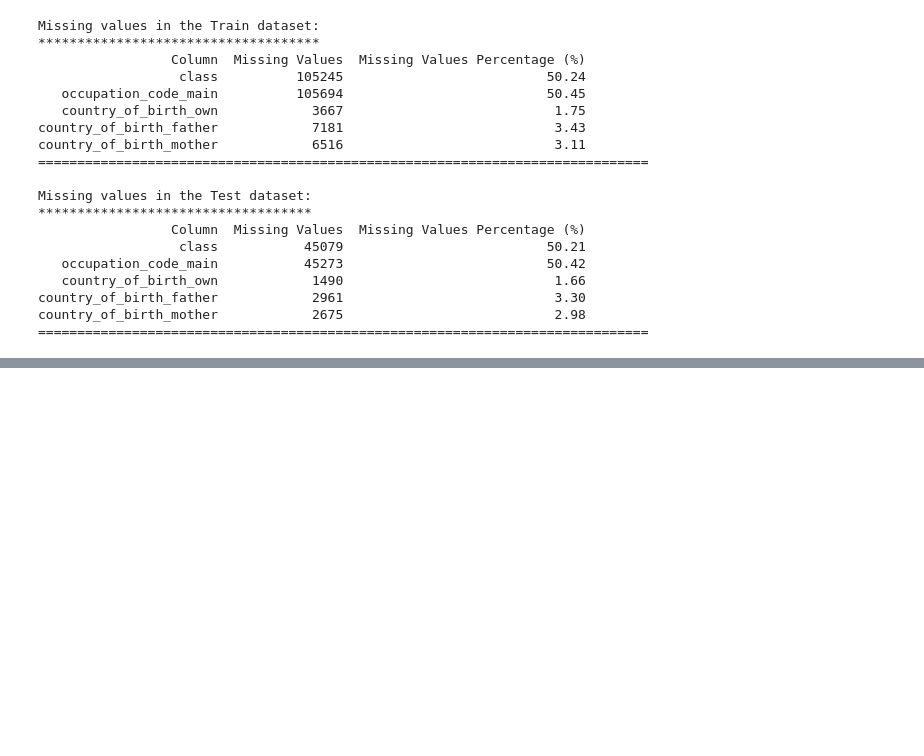
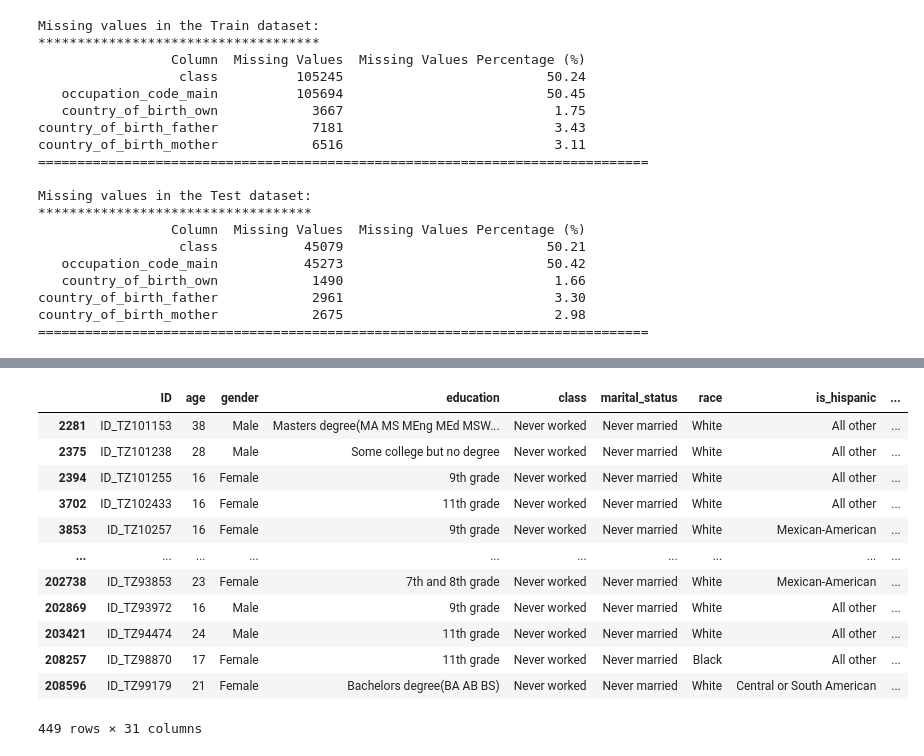
Before and after one commit to rasmodev/Income-Prediction-Challenge-For-Azubian, a Jupyter notebook: Income_Prediction.ipynb, the cells around one changed output, grey strips where cells are left out. Drawn from its saved outputs; the diff is of its cells as text; code cells hidden in the pictures; blank space fills up the shorter version.

```diff
--- a/Income_Prediction.ipynb
+++ b/Income_Prediction.ipynb
@@ -662,0 +655,17 @@ We observed that the 'class' and 'occupation_code_main' columns have leading bla
+# %%
+never_worked = train_df[train_df["class"] == "Never worked"]
+never_worked
+# %% [output]
+|  | ID | age | gender | education | class | marital_status | race | is_hispanic | ... |
+| 2281 | ID_TZ101153 | 38 | Male | Masters degree(MA MS MEng MEd MSW... | Never worked | Never married | White | All other | ... |
+| 2375 | ID_TZ101238 | 28 | Male | Some college but no degree | Never worked | Never married | White | All other | ... |
+| 2394 | ID_TZ101255 | 16 | Female | 9th grade | Never worked | Never married | White | All other | ... |
+| 3702 | ID_TZ102433 | 16 | Female | 11th grade | Never worked | Never married | White | All other | ... |
+| 3853 | ID_TZ10257 | 16 | Female | 9th grade | Never worked | Never married | White | Mexican-American | ... |
+| ... | ... | ... | ... | ... | ... | ... | ... | ... | ... |
+| 202738 | ID_TZ93853 | 23 | Female | 7th and 8th grade | Never worked | Never married | White | Mexican-American | ... |
+| 202869 | ID_TZ93972 | 16 | Male | 9th grade | Never worked | Never married | White | All other | ... |
+| 203421 | ID_TZ94474 | 24 | Male | 11th grade | Never worked | Never married | White | All other | ... |
+| 208257 | ID_TZ98870 | 17 | Female | 11th grade | Never worked | Never married | Black | All other | ... |
+| 208596 | ID_TZ99179 | 21 | Female | Bachelors degree(BA AB BS) | Never worked | Never married | White | Central or South American | ... |
+449 rows × 31 columns
```
Also changed, not shown: parts of 25 cells of this notebook.
